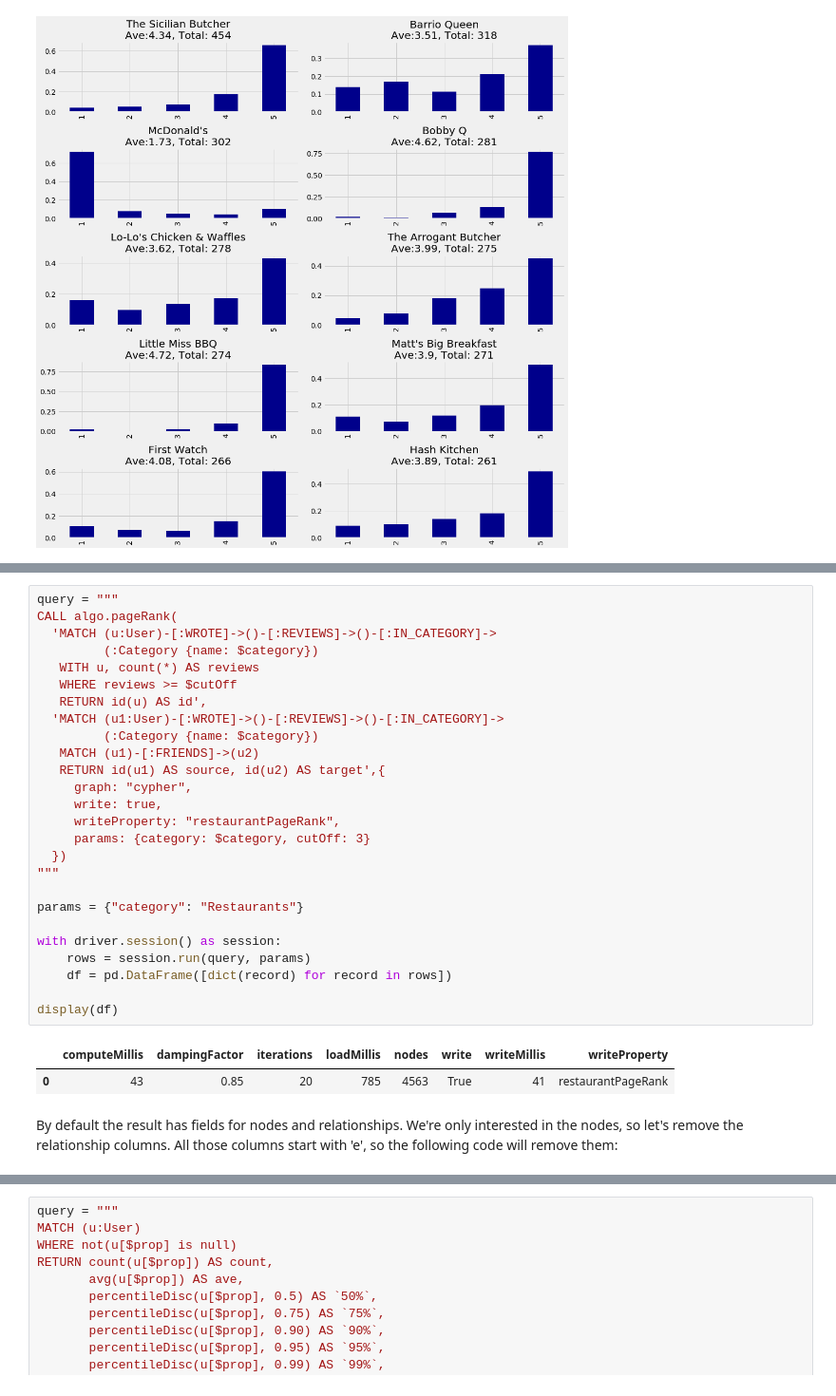
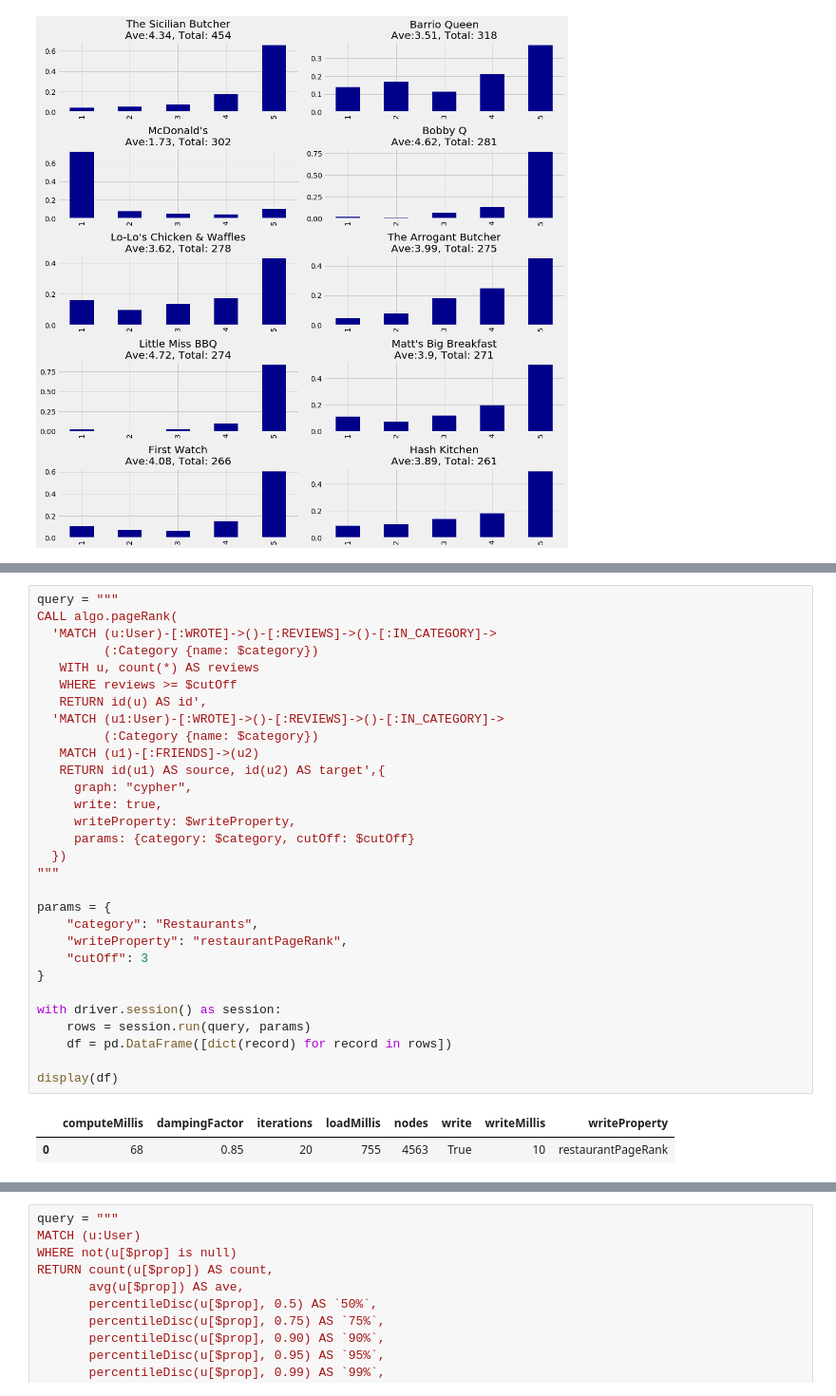
Before and after one commit to mneedham/oreilly-graph-algorithms-learning-course, a Jupyter notebook: notebooks/Module5.ipynb, the cells around one changed output, grey strips where cells are left out. Shown at 95% size. Saved outputs shown, nothing was run; the diff lists cells and outputs as text.

```diff
--- a/notebooks/Module5.ipynb
+++ b/notebooks/Module5.ipynb
@@ -175,31 +205,33 @@ One way we can decide which reviews to post is by ordering reviews based on the
 # %%
 query = """
 CALL algo.pageRank(
   'MATCH (u:User)-[:WROTE]->()-[:REVIEWS]->()-[:IN_CATEGORY]->
          (:Category {name: $category})
    WITH u, count(*) AS reviews
    WHERE reviews >= $cutOff
    RETURN id(u) AS id',
   'MATCH (u1:User)-[:WROTE]->()-[:REVIEWS]->()-[:IN_CATEGORY]->
          (:Category {name: $category})
    MATCH (u1)-[:FRIENDS]->(u2)
    RETURN id(u1) AS source, id(u2) AS target',{
      graph: "cypher",
      write: true,
-     writeProperty: "restaurantPageRank",
-     params: {category: $category, cutOff: 3}
+     writeProperty: $writeProperty,
+     params: {category: $category, cutOff: $cutOff}
   })
 """
 
-params = {"category": "Restaurants"}
+params = {
+    "category": "Restaurants",
+    "writeProperty": "restaurantPageRank",
+    "cutOff": 3
+}
 
 with driver.session() as session:
     rows = session.run(query, params)
     df = pd.DataFrame([dict(record) for record in rows])
 
 display(df)
 # %% [output]
 |  | computeMillis | dampingFactor | iterations | loadMillis | nodes | write | writeMillis | writeProperty |
-| 0 | 43 | 0.85 | 20 | 785 | 4563 | True | 41 | restaurantPageRank |
+| 0 | 68 | 0.85 | 20 | 755 | 4563 | True | 10 | restaurantPageRank |
-# %% [markdown]
-By default the result has fields for nodes and relationships. We're only interested in the nodes, so let's remove the relationship columns. All those columns start with 'e', so the following code will remove them:
```
Also changed, not shown: parts of 30 cells of this notebook, 13 other files.
